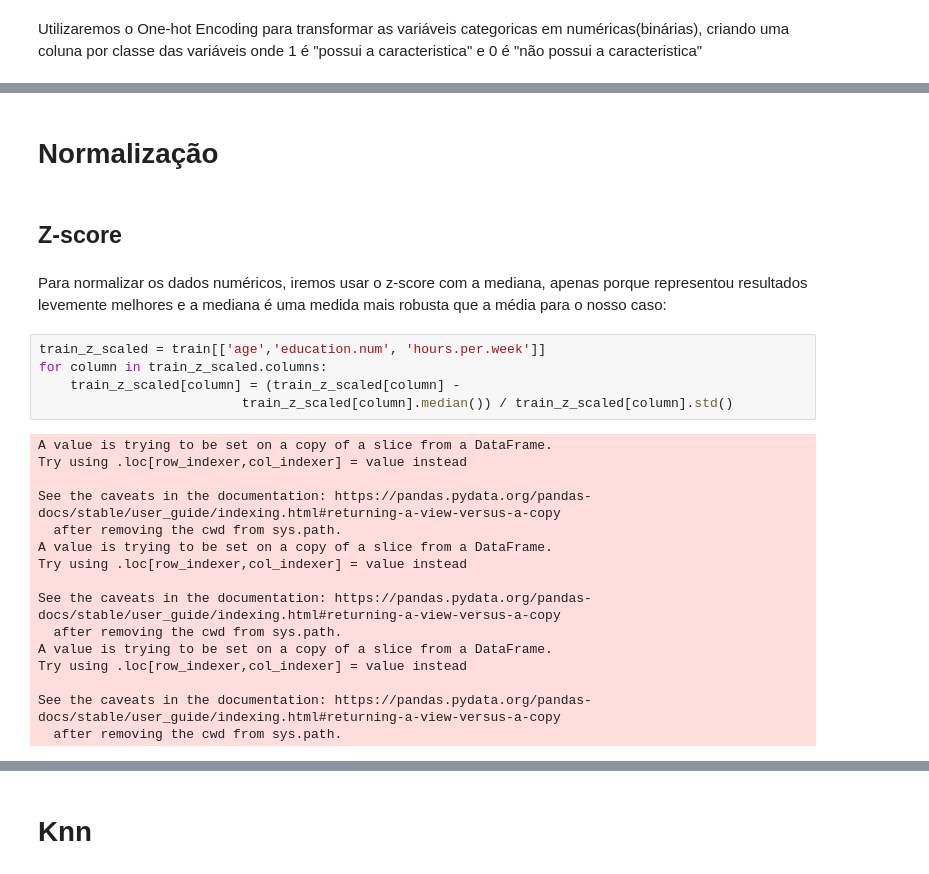
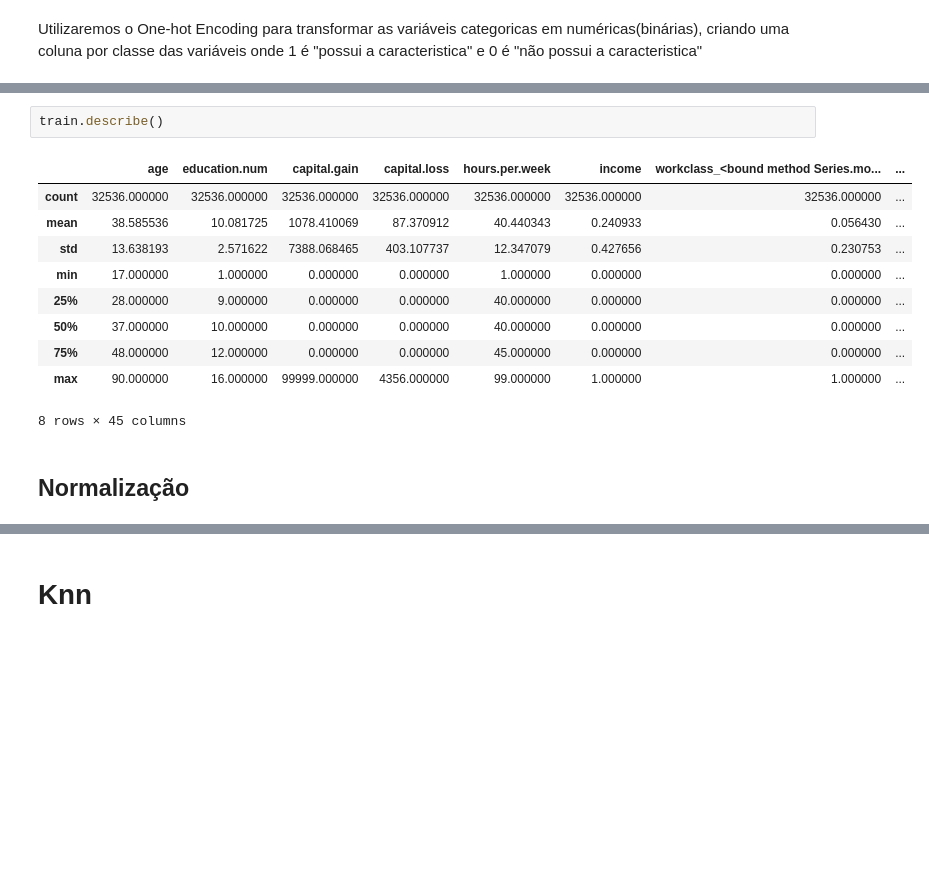
Before and after one commit to semcovici/Utilizando-Knn-no-Adult-Dataset, a Jupyter notebook: pmr3508-2022-1-87.ipynb, the cells around one changed output, grey strips where cells are left out. Saved outputs shown, nothing was run; the diff lists cells and outputs as text; blank space fills up the shorter version.

```diff
--- a/pmr3508-2022-1-87.ipynb
+++ b/pmr3508-2022-1-87.ipynb
@@ -622,27 +601,15 @@ train.head()
+# %%
+train.describe()
+# %% [output]
+|  | age | education.num | capital.gain | capital.loss | hours.per.week | income | workclass_<bound method Series.mo... | ... |
+| count | 32536.000000 | 32536.000000 | 32536.000000 | 32536.000000 | 32536.000000 | 32536.000000 | 32536.000000 | ... |
+| mean | 38.585536 | 10.081725 | 1078.410069 | 87.370912 | 40.440343 | 0.240933 | 0.056430 | ... |
+| std | 13.638193 | 2.571622 | 7388.068465 | 403.107737 | 12.347079 | 0.427656 | 0.230753 | ... |
+| min | 17.000000 | 1.000000 | 0.000000 | 0.000000 | 1.000000 | 0.000000 | 0.000000 | ... |
+| 25% | 28.000000 | 9.000000 | 0.000000 | 0.000000 | 40.000000 | 0.000000 | 0.000000 | ... |
+| 50% | 37.000000 | 10.000000 | 0.000000 | 0.000000 | 40.000000 | 0.000000 | 0.000000 | ... |
+| 75% | 48.000000 | 12.000000 | 0.000000 | 0.000000 | 45.000000 | 0.000000 | 0.000000 | ... |
+| max | 90.000000 | 16.000000 | 99999.000000 | 4356.000000 | 99.000000 | 1.000000 | 1.000000 | ... |
+8 rows × 45 columns
 # %% [markdown]
-# Normalização
+## Normalização
-# %% [markdown]
-## Z-score
-# %% [markdown]
-Para normalizar os dados numéricos, iremos usar o z-score com a mediana, apenas porque representou resultados levemente melhores e a mediana é uma medida mais robusta que a média para o nosso caso:
-# %%
-train_z_scaled = train[['age','education.num', 'hours.per.week']]
-for column in train_z_scaled.columns:
-    train_z_scaled[column] = (train_z_scaled[column] -
-                          train_z_scaled[column].median()) / train_z_scaled[column].std()
-# %% [output]
-A value is trying to be set on a copy of a slice from a DataFrame.
-Try using .loc[row_indexer,col_indexer] = value instead
-
-See the caveats in the documentation: https://pandas.pydata.org/pandas-docs/stable/user_guide/indexing.html#returning-a-view-versus-a-copy
-  after removing the cwd from sys.path.
-A value is trying to be set on a copy of a slice from a DataFrame.
-Try using .loc[row_indexer,col_indexer] = value instead
-
-See the caveats in the documentation: https://pandas.pydata.org/pandas-docs/stable/user_guide/indexing.html#returning-a-view-versus-a-copy
-  after removing the cwd from sys.path.
-A value is trying to be set on a copy of a slice from a DataFrame.
-Try using .loc[row_indexer,col_indexer] = value instead
-
-See the caveats in the documentation: https://pandas.pydata.org/pandas-docs/stable/user_guide/indexing.html#returning-a-view-versus-a-copy
-  after removing the cwd from sys.path.
```
Also changed, not shown: parts of 48 cells of this notebook.
